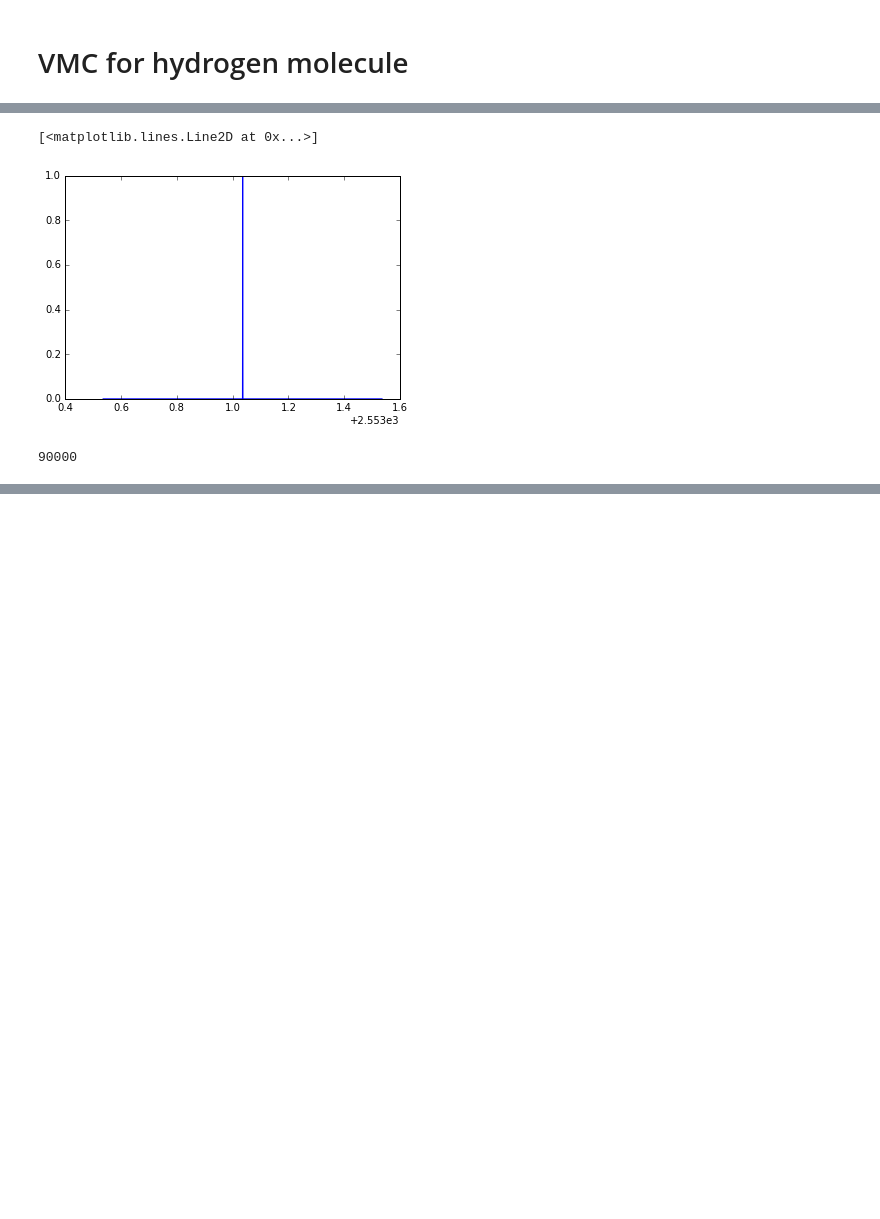
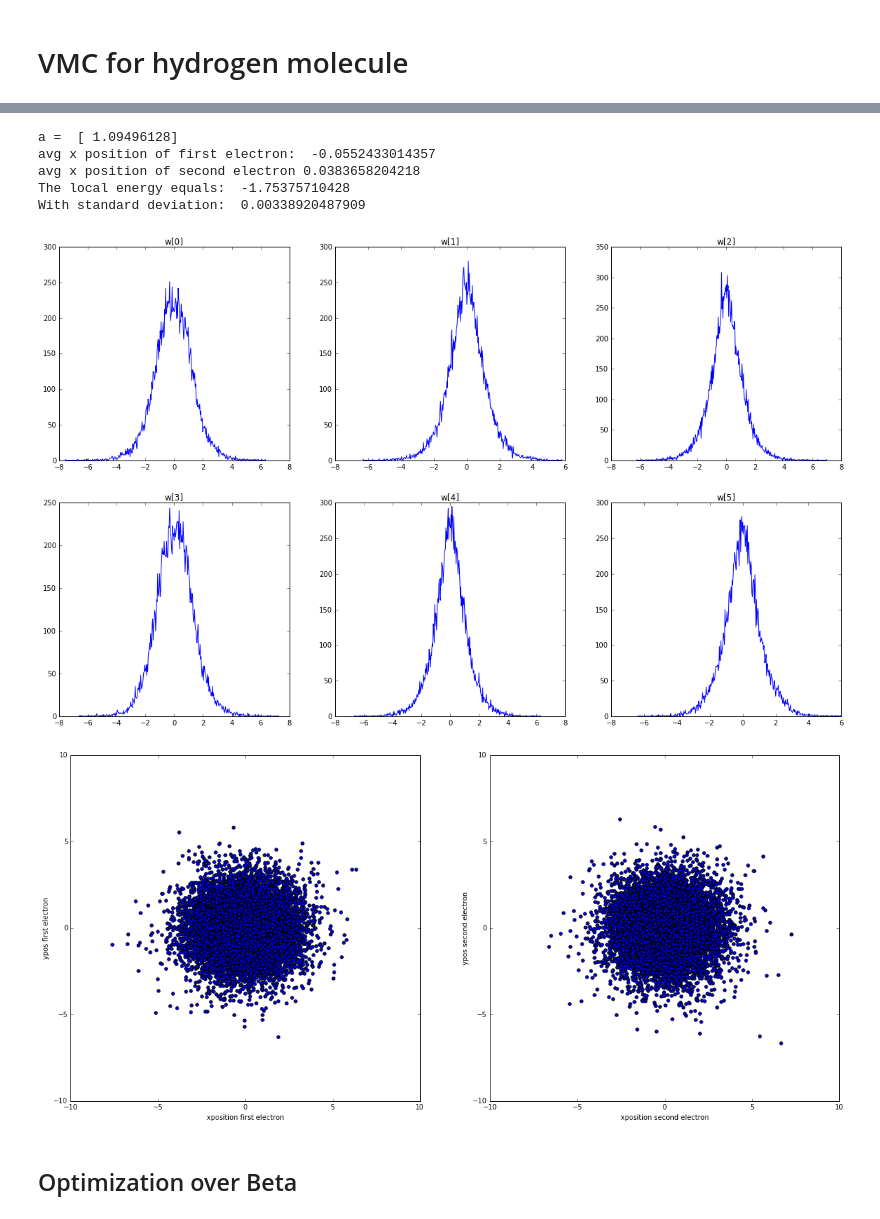
Before and after one commit to GitJaap/Computational-physics, a Jupyter notebook: Quantum Variational MonteCarlo Simulation/Code/Variational MonteCarlo notebook.ipynb, the cells around one changed output, grey strips where cells are left out. Cells and saved outputs as stored; diff of their text form; code cells hidden in the pictures; blank space fills up the shorter version.

Commit message:
plotting added and bugfixes. Still doesn't seem to work.. Also added 3d plot of wavefunction psi

```diff
--- a/Quantum Variational MonteCarlo Simulation/Code/Variational MonteCarlo notebook.ipynb
+++ b/Quantum Variational MonteCarlo Simulation/Code/Variational MonteCarlo notebook.ipynb
@@ -190,10 +232,4 @@ With uncertainty:  nan
-# %%
-hist, bin_edges = np.histogram(np.linalg.norm(r[:,0:3]),1000)
-plt.plot(np.linspace(min(bin_edges),max(bin_edges), len(hist)), hist / max(hist))
-# %% [output]
-[<matplotlib.lines.Line2D at 0x...>]
-[figure, removed]
-# %%
-i *nWalk
-# %% [output]
-90000
+# %%
+Elmean, ElVar, ElPsiMean, dPsiMean = runMonteCarlo(nWalk = 20000, nStep = 1, nEquilibriate = 1000, s = 1.4, beta = 0.6, plotPos = True)
+print("The local energy equals: ", Elmean, "\nWith standard deviation: ", Elstd)
+# %% [output]
@@ -199,0 +237,9 @@ i *nWalk
+a =  [ 1.09496128]
+avg x position of first electron:  -0.0552433014357
+avg x position of second electron 0.0383658204218
+The local energy equals:  -1.75375710428
+With standard deviation:  0.00338920487909
+[figure, added]
+[figure, added]
+# %% [markdown]
+## Optimization over Beta
```
Also changed, not shown: parts of 10 cells of this notebook.
